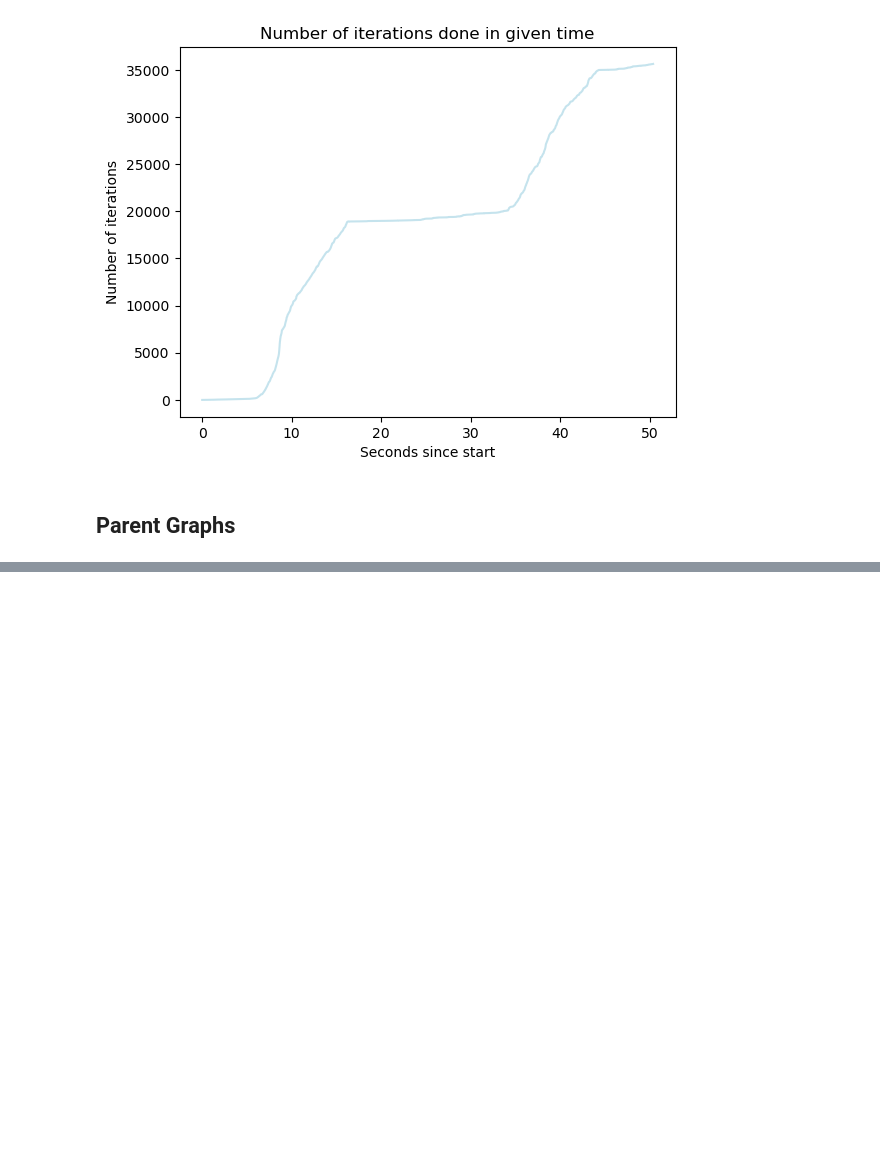
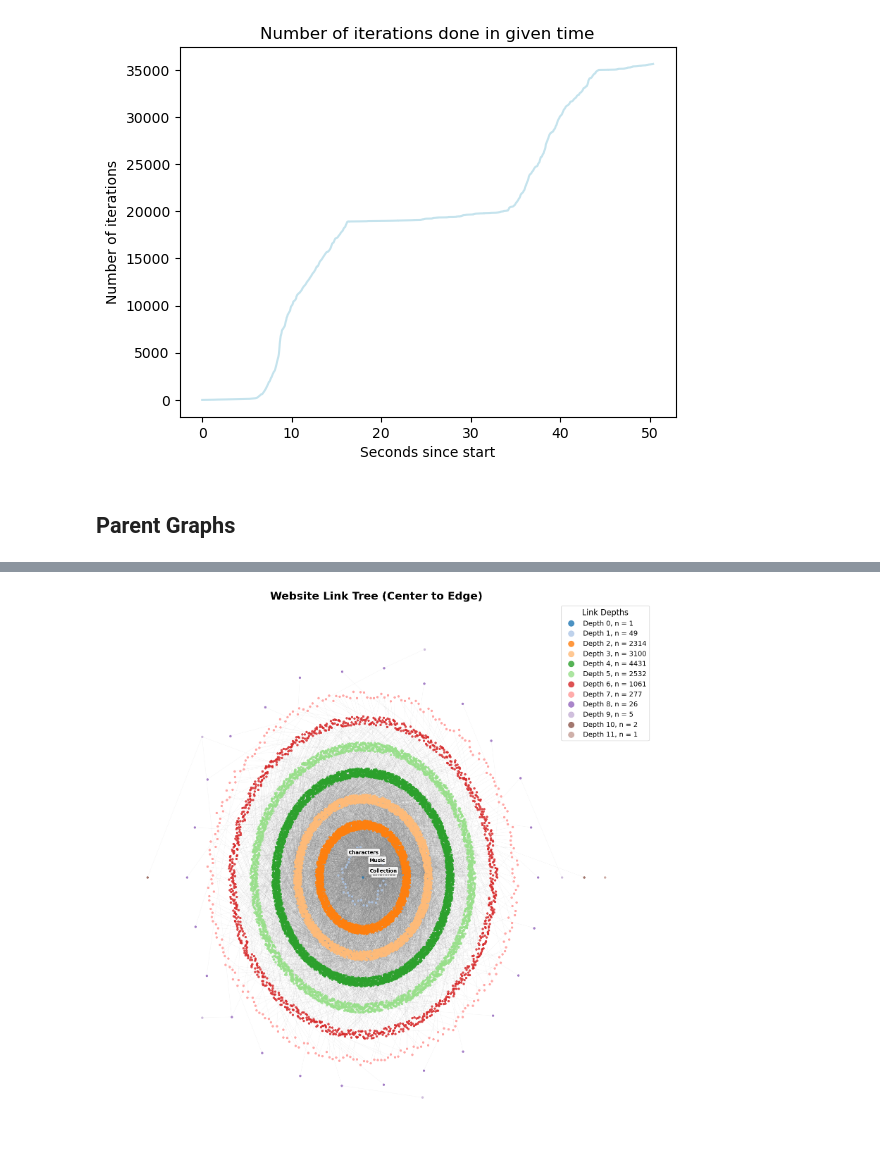
Before and after one commit to oskarosw3/parallel_crawler, a Jupyter notebook: visualisations.ipynb, the cells around one changed output, grey strips where cells are left out. Cells and saved outputs as stored; diff of their text form; code cells hidden in the pictures; blank space fills up the shorter version.

```diff
--- a/visualisations.ipynb
+++ b/visualisations.ipynb
@@ -102,0 +265,96 @@ plt.show()
+# %%
+import pandas as pd
+import networkx as nx
+import matplotlib.pyplot as plt
+import math
+import random
+
+
+
+G = nx.DiGraph()
+
+for _, row in df.iterrows():
+    site = row['site']
+    parent = row['parent']
+    distance = row['distance']
+
+
+    G.add_node(site, distance=distance)
+
+    if pd.notna(parent):
+        if parent == "root":
+            continue
+        if parent not in G:
+            G.add_node(parent, distance=max(0, distance - 1))
+
+        G.add_edge(parent, site)
+
+out_degrees = dict(G.out_degree())
+top_n = 4
+most_relevant_nodes = sorted(out_degrees, key=out_degrees.get, reverse=True)[:top_n]
+
+labels = {}
+for node in most_relevant_nodes:
+    short_name = str(node).rstrip('/').split('/')[-1]
+    labels[node] = short_name.replace('_', ' ')
+
+pos = {}
+
+nodes_by_depth = {}
+for node, data in G.nodes(data=True):
+    d = data.get('distance', 0)
+    if d not in nodes_by_depth:
+        nodes_by_depth[d] = []
+    nodes_by_depth[d].append(node)
+
+for d, nodes in nodes_by_depth.items():
+    if d == 0:
+        for node in nodes:
+            pos[node] = (0, 0)
+    else:
+        base_radius = d * 15
+        angle_step = (2 * math.pi) / len(nodes)
+
+        for i, node in enumerate(nodes):
+            angle = i * angle_step
+            radius = base_radius + random.uniform(-2.5, 2.5)
+
+            x = radius * math.cos(angle)
+            y = radius * math.sin(angle)
+            pos[node] = (x, y)
+
+plt.figure(figsize=(16, 16))
+
+nx.draw_networkx_edges(G, pos, alpha=0.1, width=0.5, edge_color='gray', arrows=False)
+
+cmap = plt.colormaps.get_cmap('tab20')
+
+sorted_depths = sorted(nodes_by_depth.keys())
+
+for d in sorted_depths:
+    nodes = nodes_by_depth[d]
+    color = [cmap(d % 20)]
+
+    nx.draw_networkx_nodes(G, pos,
+                           nodelist=nodes,
+                           node_size=15,
+                           node_color=color,
+                           alpha=0.8,
+                           label=f'Depth {int(d)}, n = {len(nodes)}')
+
+
+nx.draw_networkx_labels(G, pos, labels=labels, font_size=10, font_weight='bold', font_color='black',
+                        bbox=dict(facecolor='white', edgecolor='gray', boxstyle='round,pad=0.3', alpha=0.9))
+
+
+plt.legend(title='Link Depths', loc='upper right', fontsize=14, title_fontsize=16, markerscale=3, framealpha=0.9)
+
+plt.title('Website Link Tree (Center to Edge)', fontsize=22, fontweight='bold')
+plt.axis('off')
+plt.tight_layout()
+
+plt.savefig('radial_link_tree_big.png', dpi=250, bbox_inches='tight')
+print("Visualization saved as 'radial_link_tree.png'")
+
+plt.show()
+# %% [output]
@@ -102,0 +362 @@ plt.show()
+[figure, added]
```
Also changed, not shown: parts of 15 cells of this notebook, 3 other files.
